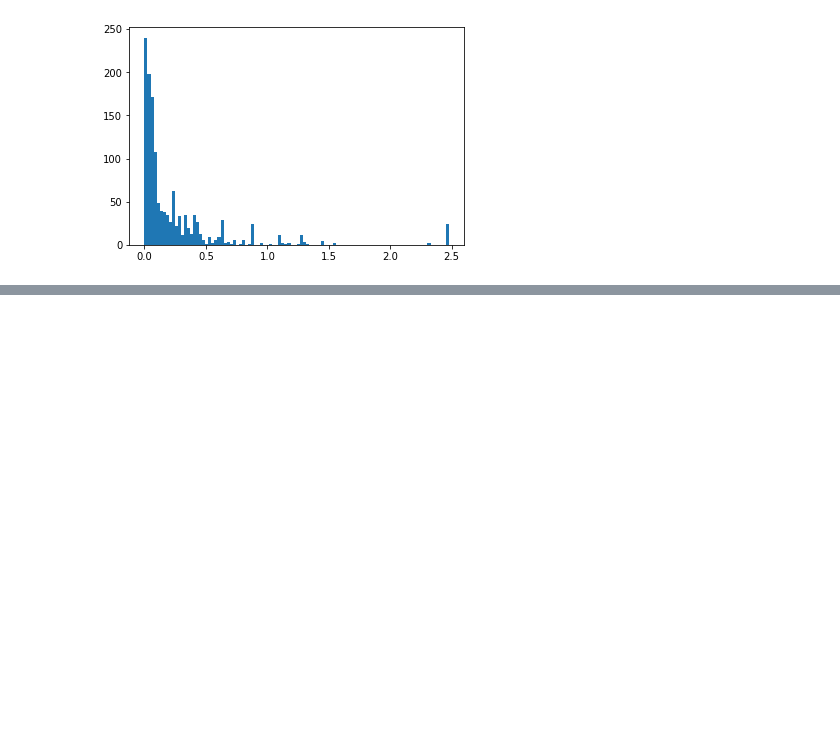
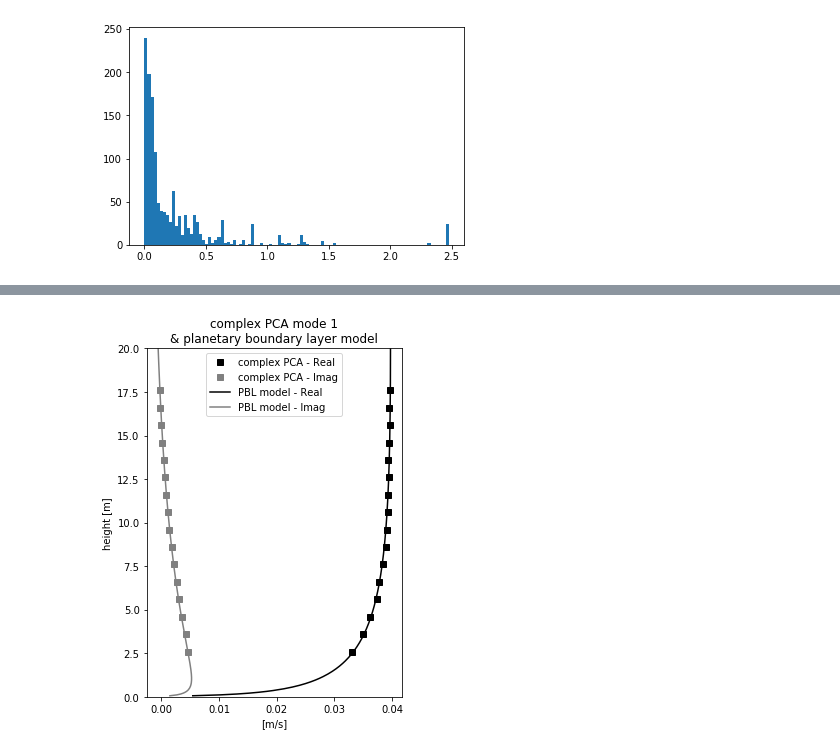
Before and after one commit to tompc35/station-m-currents, a Jupyter notebook: summarize_ADCP_StationM_test_ekmanmodel.ipynb, the cells around one changed output, grey strips where cells are left out. Saved outputs shown, nothing was run; the diff lists cells and outputs as text; code cells hidden in the pictures; blank space fills up the shorter version.

```diff
--- a/summarize_ADCP_StationM_test_ekmanmodel.ipynb
+++ b/summarize_ADCP_StationM_test_ekmanmodel.ipynb
@@ -582,7 +612,7 @@ zplt = np.arange(out.params['zo'],20,0.05)
 
 fac1 = 0.23
 dat = vec[:,0]*fac
-paramsb.add('zo', value=0.03,vary=False)
+paramsb.add('zo', value=0.1,vary=False)
 paramsb.add('ustar', value=0.001,vary=True)
 paramsb.add('Qinf_real', value=0.05,vary=True)
 paramsb.add('Qinf_imag', value=0.0,vary=True)
@@ -612,23 +675,25 @@ Q3 = rotating_planetary_bbl(out3.params['ustar'],out3.params['zo'],
 # %%
 plt.figure(figsize=(4.5,6))
 
 plt.plot(np.real(vec[:,0])*fac1/1.5,ds['height'][zi],'ks')
 plt.plot(np.imag(vec[:,0])*fac1/1.5,ds['height'][zi],'s',color='gray')
-plt.plot(np.real(Q3),zplt,'k-')
-plt.plot(np.imag(Q3),zplt,'-',color='gray')
+plt.plot(np.real(Q3)[1:],zplt[1:],'k-')
+plt.plot(np.imag(Q3)[1:],zplt[1:],'-',color='gray')
 # plt.plot(np.real(vec[:,0])*fac3,ds['height'][zi],'ko')
 # plt.plot(np.imag(vec[:,0])*fac3,ds['height'][zi],'o',color='gray')
 # plt.plot(np.real(Q3),zplt,'k--')
 # plt.plot(np.imag(Q3),zplt,'--',color='gray')
 plt.title('complex PCA mode 1\n& planetary boundary layer model')
 plt.ylabel('height [m]')
 plt.legend(['complex PCA - Real','complex PCA - Imag','PBL model - Real','PBL model - Imag'])
 plt.ylim([0,20])
 #plt.xlim([-0.005,0.07])
 plt.xlabel('[m/s]')
 
 plt.tight_layout()
-plt.savefig('figures_paper/pbl_ceof_profiles.png',dpi=600)
-plt.savefig('figures_paper/pbl_ceof_profiles.pdf')
+# plt.savefig('figures_paper/pbl_ceof_profiles.png',dpi=600)
+# plt.savefig('figures_paper/pbl_ceof_profiles.pdf')
+# %% [output]
+[figure, added]
 # %%
 out3
```
Also changed, not shown: parts of 13 cells of this notebook, 19 other files.
